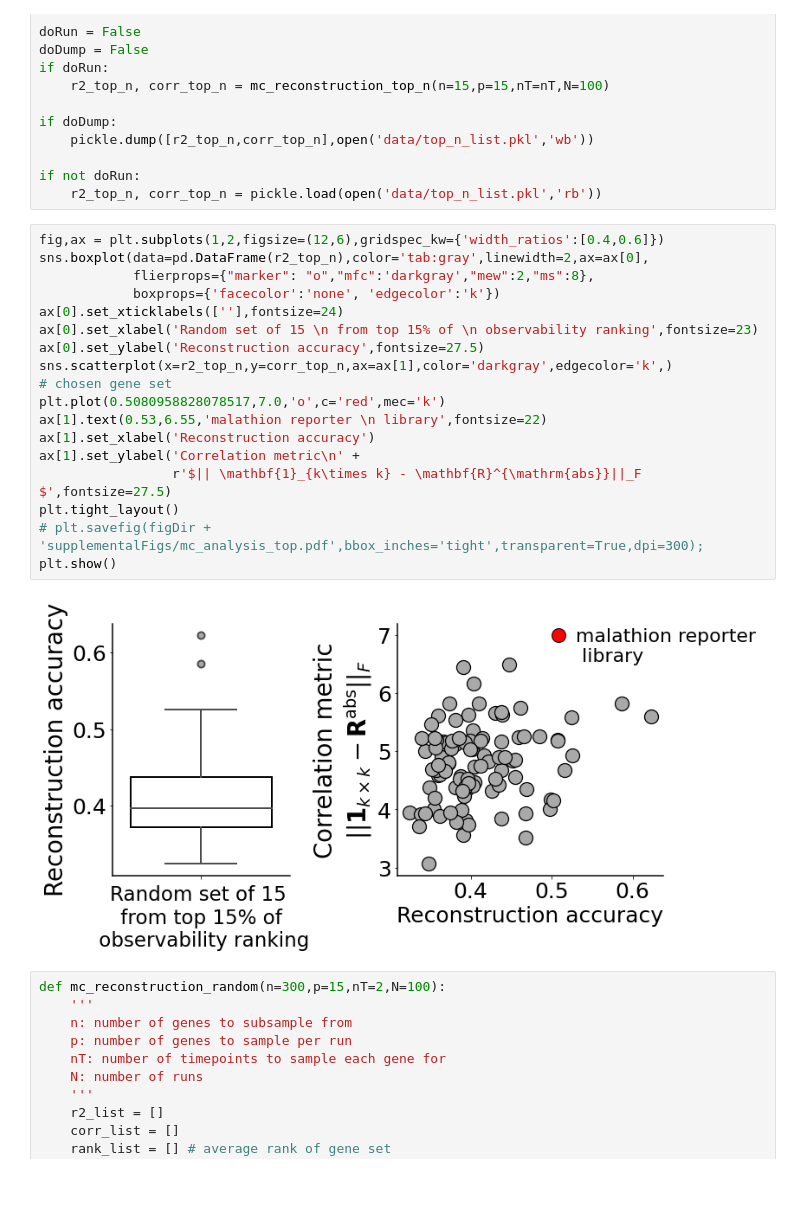
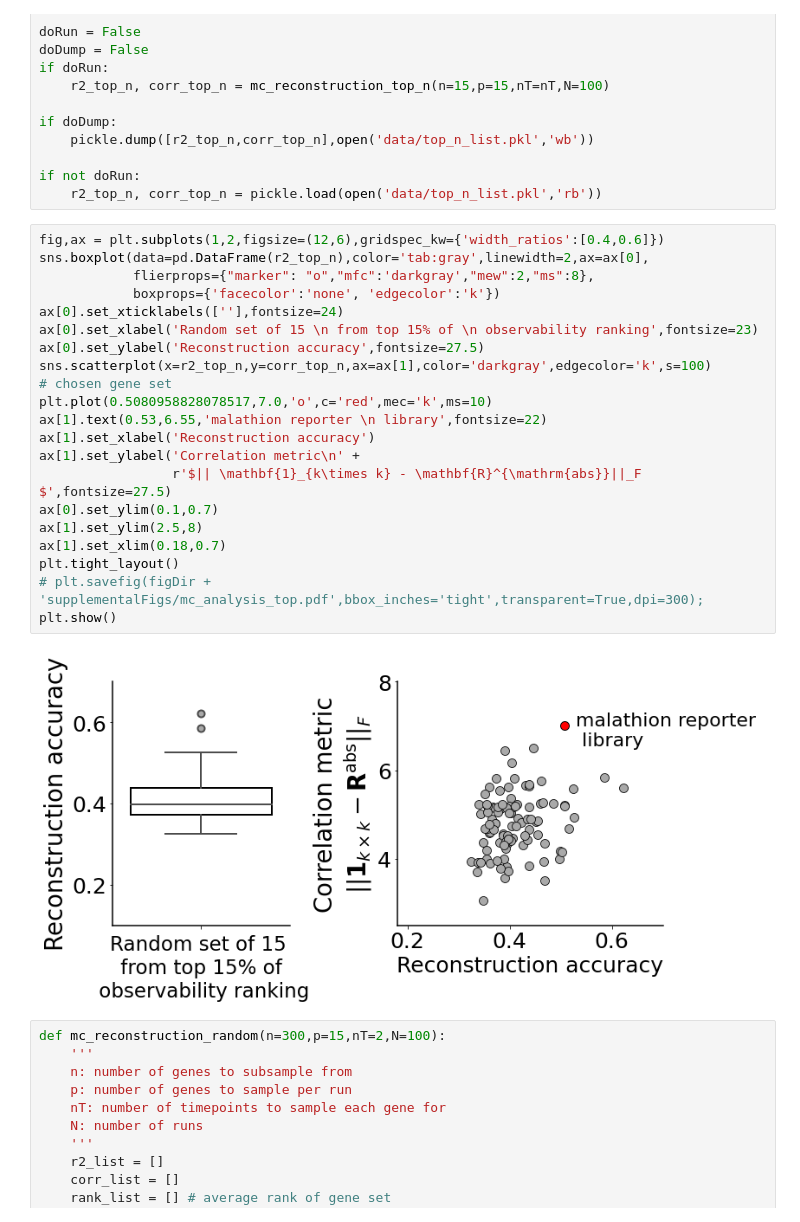
Before and after one commit to fmenol/transcriptome-dynamics-dmd-observability, a Jupyter notebook: main.ipynb, the cells around one changed output. Saved outputs shown, nothing was run; the diff lists cells and outputs as text; blank space fills up the shorter version.

```diff
--- a/main.ipynb
+++ b/main.ipynb
@@ -985,23 +984,26 @@ if not doRun:
 # %%
 fig,ax = plt.subplots(1,2,figsize=(12,6),gridspec_kw={'width_ratios':[0.4,0.6]})
 sns.boxplot(data=pd.DataFrame(r2_top_n),color='tab:gray',linewidth=2,ax=ax[0],
             flierprops={"marker": "o","mfc":'darkgray',"mew":2,"ms":8},
             boxprops={'facecolor':'none', 'edgecolor':'k'})
 ax[0].set_xticklabels([''],fontsize=24)
 ax[0].set_xlabel('Random set of 15 \n from top 15% of \n observability ranking',fontsize=23)
 ax[0].set_ylabel('Reconstruction accuracy',fontsize=27.5)
-sns.scatterplot(x=r2_top_n,y=corr_top_n,ax=ax[1],color='darkgray',edgecolor='k',)
+sns.scatterplot(x=r2_top_n,y=corr_top_n,ax=ax[1],color='darkgray',edgecolor='k',s=100)
 # chosen gene set
-plt.plot(0.5080958828078517,7.0,'o',c='red',mec='k')
+plt.plot(0.5080958828078517,7.0,'o',c='red',mec='k',ms=10)
 ax[1].text(0.53,6.55,'malathion reporter \n library',fontsize=22)
 ax[1].set_xlabel('Reconstruction accuracy')
 ax[1].set_ylabel('Correlation metric\n' +
                  r'$|| \mathbf{1}_{k\times k} - \mathbf{R}^{\mathrm{abs}}||_F $',fontsize=27.5)
+ax[0].set_ylim(0.1,0.7)
+ax[1].set_ylim(2.5,8)
+ax[1].set_xlim(0.18,0.7)
 plt.tight_layout()
 # plt.savefig(figDir + 'supplementalFigs/mc_analysis_top.pdf',bbox_inches='tight',transparent=True,dpi=300);
 plt.show()
 # %% [output]
-[figure, old version]
+[figure, new version]
 # %%
 def mc_reconstruction_random(n=300,p=15,nT=2,N=100):
     '''
```
Also changed, not shown: parts of 3 cells of this notebook, 1 other file.
